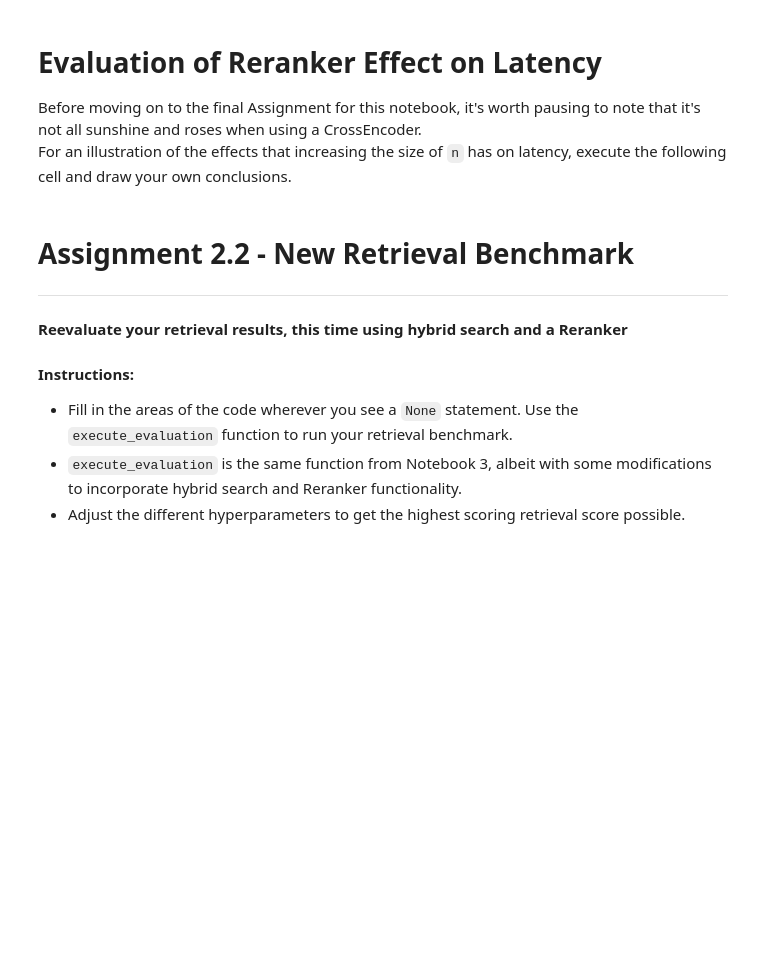
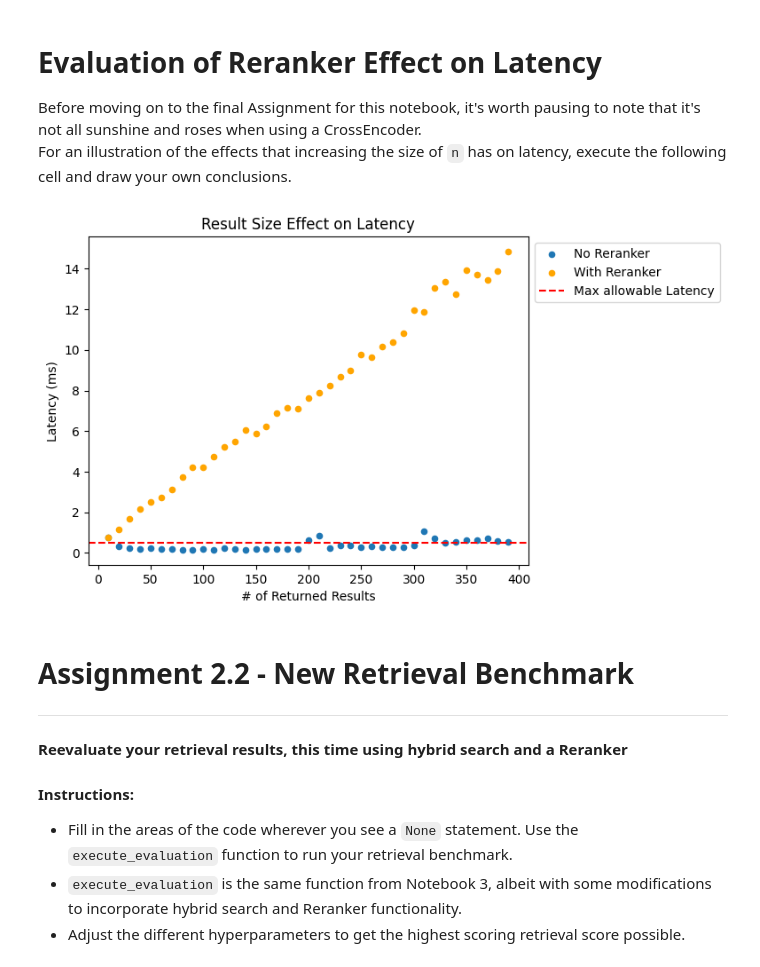
Before and after one commit to americanthinker/vectorsearch-applications, a Jupyter notebook: notebooks/4-Reranking_Week2.ipynb, the cells around one changed output. Cells and saved outputs as stored; diff of their text form; code cells hidden in the pictures; blank space fills up the shorter version.

```diff
--- a/notebooks/4-Reranking_Week2.ipynb
+++ b/notebooks/4-Reranking_Week2.ipynb
@@ -53,9 +57,11 @@ from src.database.weaviate_interface_v4 import WeaviateWCS
 
 ### Instaniate Weaviate Client
 # %%
-#read env vars from local .env file
-api_key = os.environ['WEAVIATE_API_KEY']
-url = os.environ['WEAVIATE_ENDPOINT']
+# read env vars from local .env file
+api_key = os.environ["WEAVIATE_API_KEY"]
+url = os.environ["WEAVIATE_ENDPOINT"]
+model_path = "BAAI/bge-base-en-v1.5"
+model_name_or_path = model_path
 
-#instantiate client
-client = WeaviateWCS(url, api_key)
+# instantiate client
+client = WeaviateWCS(endpoint=url, api_key=api_key, model_name_or_path=model_path)
@@ -65,8 +83,8 @@ client.show_all_collections()
 # %% [markdown]
 ### Set Collection name
 # %%
-#set collection name to run queries on
-collection_name = None
+# set collection name to run queries on
+collection_name = "Huberman_bge_base_256"
 # %% [markdown]
 ## Discussion
 
@@ -347,44 +539,59 @@ For an illustration of the effects that increasing the size of `n` has on latenc
 # %%
 import time
 import pandas as pd
 
-def time_search(client: WeaviateWCS,
-                collection_name: str,
-                limit: int,
-                rerank: bool
-                ) -> float:
-    '''
+
+def time_search(
+    client: WeaviateWCS, collection_name: str, limit: int, rerank: bool
+) -> float:
+    """
     Executes search given a limit value.
     Returns total time in seconds
-    '''
-    query = 'What is the best long term strategy for fat loss'
+    """
+    query = "What is the best long term strategy for fat loss"
     start = time.perf_counter()
-    response = client.hybrid_search(query, collection_name, limit=limit, return_properties=['content', 'title'])
+    response = client.hybrid_search(
+        query, collection_name, limit=limit, return_properties=["content", "title"]
+    )
     if rerank:
         reranked = reranker.rerank(response, query)
     end = time.perf_counter() - start
     return round(end, 3)
 
+
 limit_values = list(range(10, 400, 10))
 
 unranked_times = []
-for n in tqdm(limit_values, 'Search: No Reranker'):
-    unranked_times.append((time_search(client, collection_name, limit=n, rerank=False), n))
+for n in tqdm(limit_values, "Search: No Reranker"):
+    unranked_times.append(
+        (time_search(client, collection_name, limit=n, rerank=False), n)
+    )
 
 
 ranked_times = []
-for n in tqdm(limit_values, 'Search: With Reranker'):
+for n in tqdm(limit_values, "Search: With Reranker"):
     ranked_times.append((time_search(client, collection_name, limit=n, rerank=True), n))
 
 
+unranked = pd.DataFrame(unranked_times, columns=["time", "n"])
+ranked = pd.DataFrame(ranked_times, columns=["time", "n"])
 
-unranked = pd.DataFrame(unranked_times, columns=['time', 'n'])
-ranked = pd.DataFrame(ranked_times, columns=['time', 'n'])
-
-ax = unranked.plot.scatter(x='n', y='time', label='No Reranker', title='Result Size Effect on Latency')
-ax2 = ranked.plot.scatter(x='n', y='time', ax=ax, color='orange', ylabel='Latency (ms)', label='With Reranker', xlabel='# of Returned Results')
-hline = ax2.axhline(y = 0.5, color = 'r', linestyle = 'dashed', label = "Max allowable Latency")
-legend = ax2.legend(bbox_to_anchor = (1.0, 1))
+ax = unranked.plot.scatter(
+    x="n", y="time", label="No Reranker", title="Result Size Effect on Latency"
+)
+ax2 = ranked.plot.scatter(
+    x="n",
+    y="time",
+    ax=ax,
+    color="orange",
+    ylabel="Latency (ms)",
+    label="With Reranker",
+    xlabel="# of Returned Results",
+)
+hline = ax2.axhline(y=0.5, color="r", linestyle="dashed", label="Max allowable Latency")
+legend = ax2.legend(bbox_to_anchor=(1.0, 1))
+# %% [output]
+[figure, added]
 # %% [markdown]
 # Assignment 2.2 - New Retrieval Benchmark
 ***
```
Also changed, not shown: parts of 24 cells of this notebook, 4 other files.
